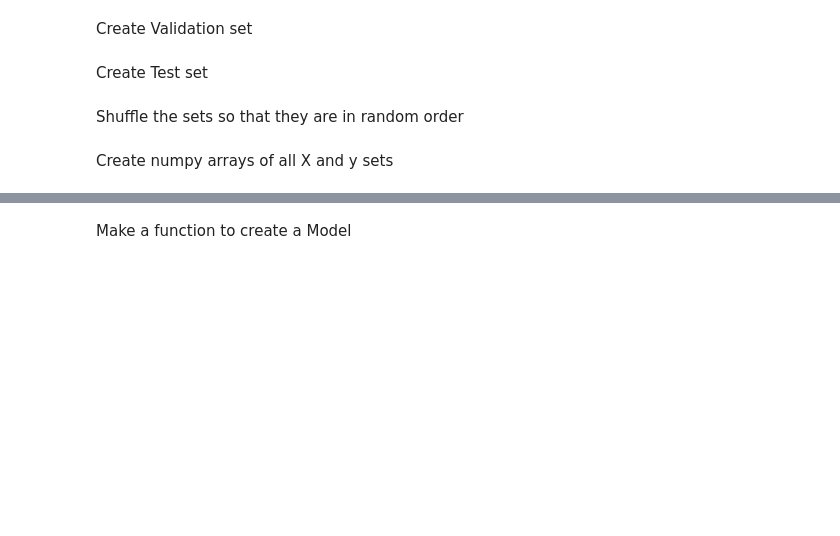
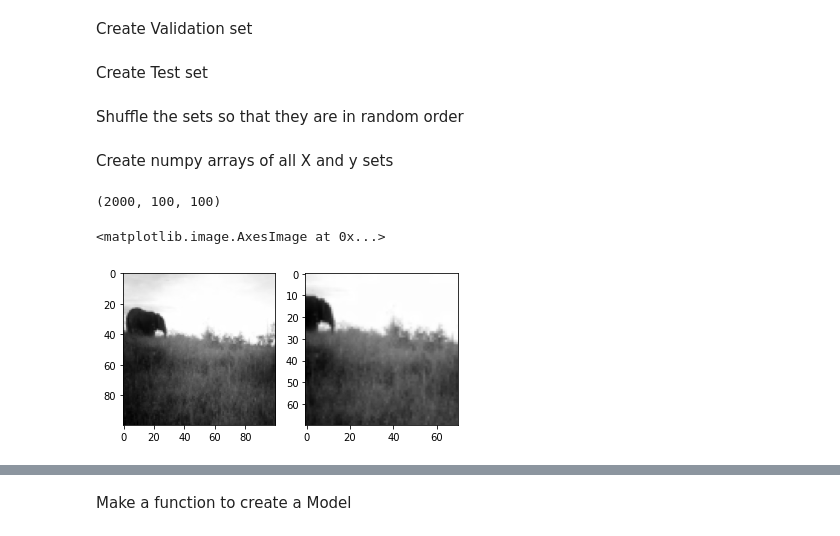
Before and after one commit to Saurabh-Roy/Project2, a Jupyter notebook: AnimalClassification.ipynb, the cells around one changed output, grey strips where cells are left out. Saved outputs shown, nothing was run; the diff lists cells and outputs as text; code cells hidden in the pictures; blank space fills up the shorter version.

```diff
--- a/AnimalClassification.ipynb
+++ b/AnimalClassification.ipynb
@@ -185,4 +200,17 @@ y_valid = np.array(y_valid)
 
 X_test = np.array(X_test)
 y_test = np.array(y_test)
+
+print(X_valid.shape)
+# %% [output]
+(2000, 100, 100)
+# %%
+fig, ax = plt.subplots(1,2)
+
+
+ax[0].imshow(X_train[0],cmap=plt.cm.gray)
+ax[1].imshow(crop(X_train[0],15),cmap = plt.cm.gray)
+# %% [output]
+<matplotlib.image.AxesImage at 0x...>
+[figure, added]
 # %%
```
Also changed, not shown: parts of 12 cells of this notebook.
